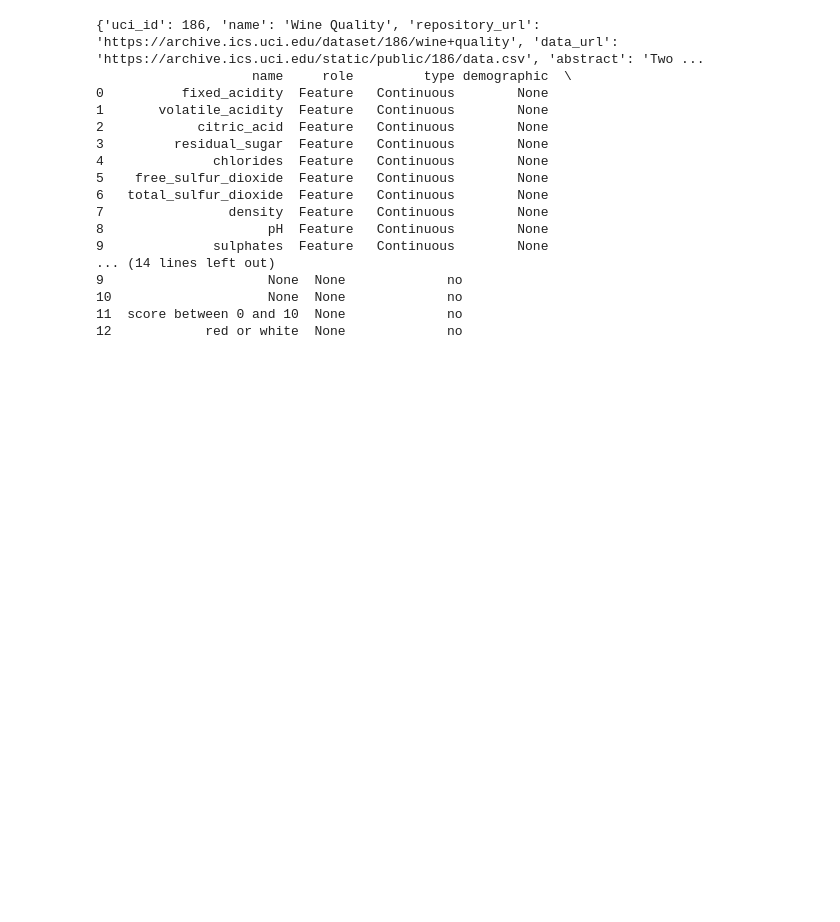
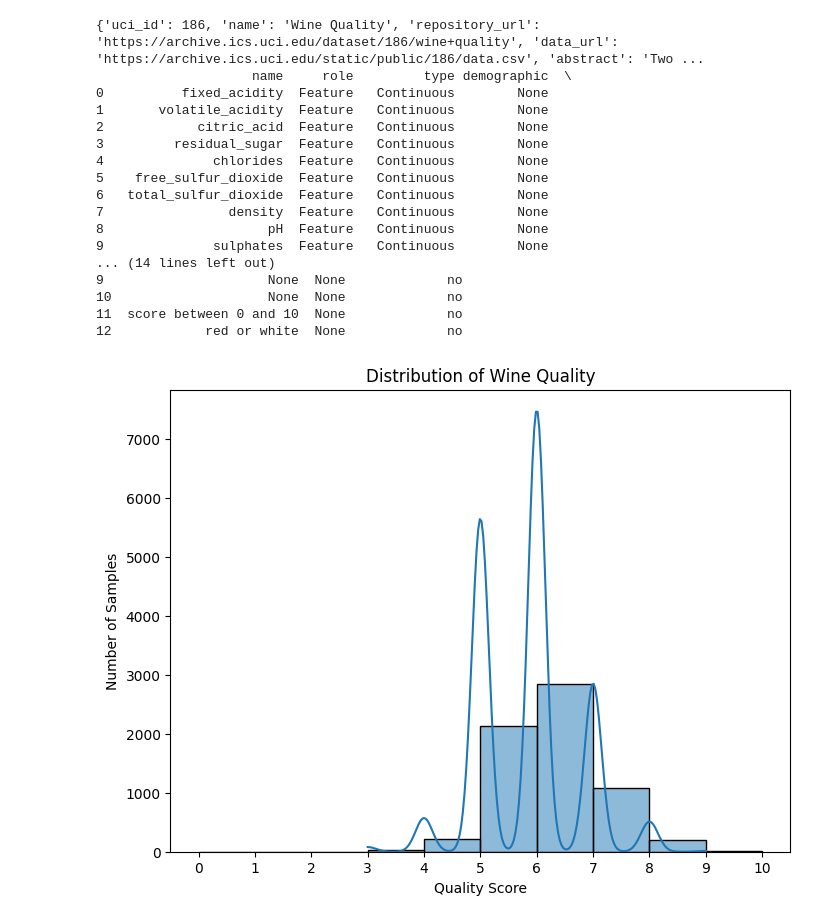
Before and after one commit to zineb-111/DS2025, a Jupyter notebook: Zineb_El_mejdoubi.ipynb, the cells around one changed output. Cells and saved outputs as stored; diff of their text form; code cells hidden in the pictures; blank space fills up the shorter version.

```diff
--- a/Zineb_El_mejdoubi.ipynb
+++ b/Zineb_El_mejdoubi.ipynb
@@ -48,3 +48,21 @@ print(wine_quality.variables)
 10                    None  None             no
 11  score between 0 and 10  None             no
 12            red or white  None             no
+# %%
+import matplotlib.pyplot as plt
+import seaborn as sns
+import pandas as pd
+
+# Combine features (X) and target (y) into a single DataFrame for easier plotting
+df_combined = pd.concat([X, y], axis=1)
+
+# Plotting the distribution of 'quality'
+plt.figure(figsize=(8, 6))
+sns.histplot(df_combined['quality'], bins=range(0, 11), kde=True)
+plt.title('Distribution of Wine Quality')
+plt.xlabel('Quality Score')
+plt.ylabel('Number of Samples')
+plt.xticks(range(0, 11))
+plt.show()
+# %% [output]
+[figure, added]
```
Also changed, not shown: parts of 2 cells of this notebook.
